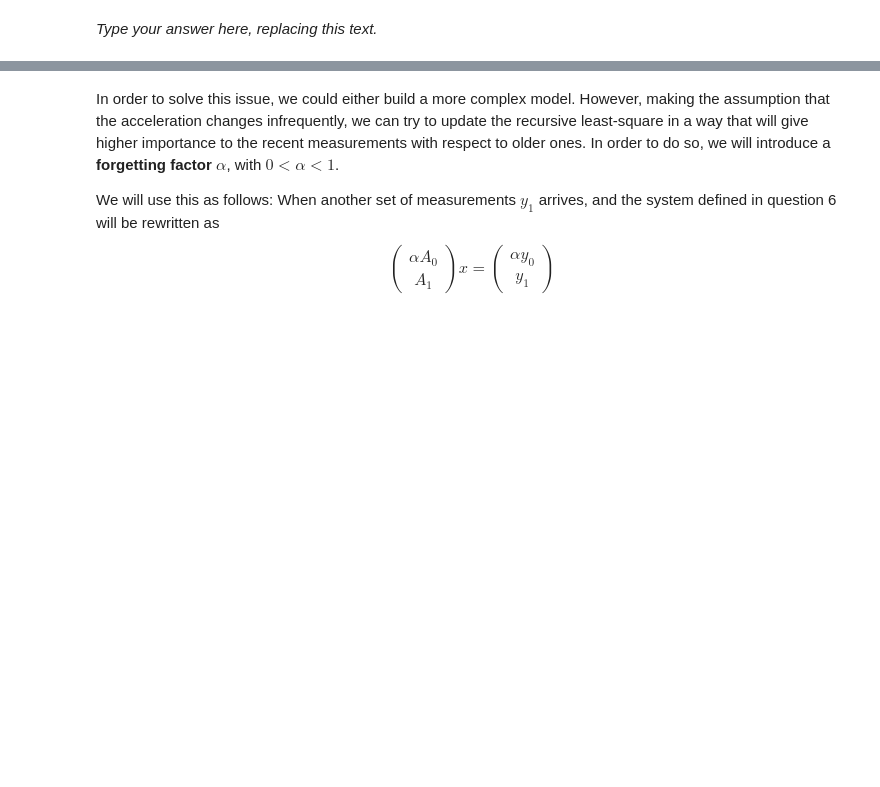
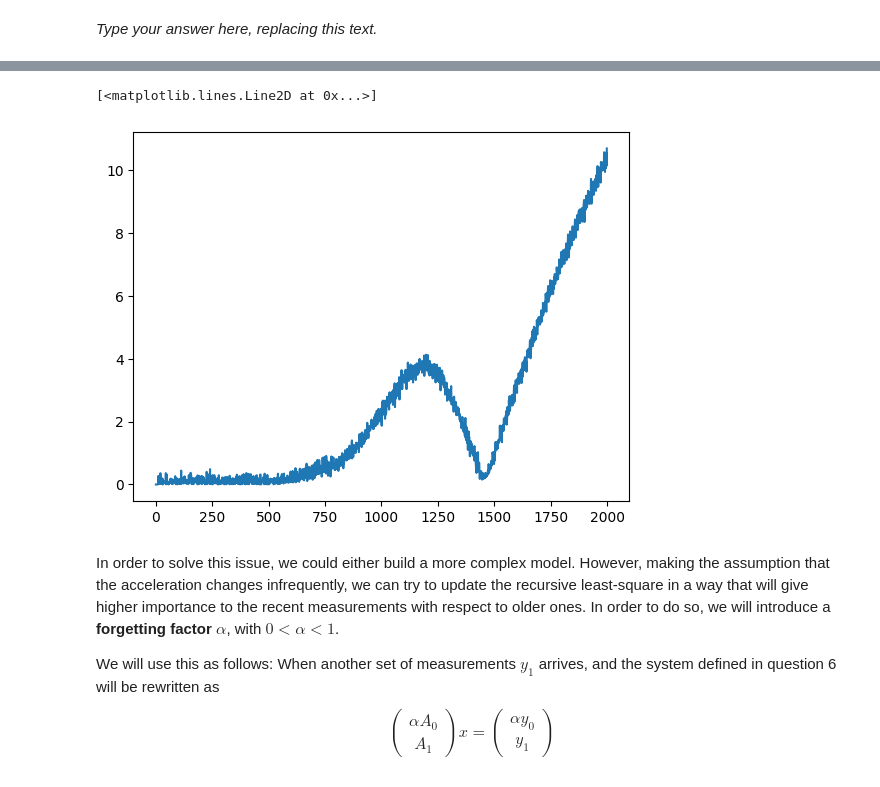
Before and after one commit to mike6942069420/matrix-analysis-2024, a Jupyter notebook: exercises/week5/Recursive least squares.ipynb, the cells around one changed output, grey strips where cells are left out. Cells and saved outputs as stored; diff of their text form; code cells hidden in the pictures; blank space fills up the shorter version.

```diff
--- a/exercises/week5/Recursive least squares.ipynb
+++ b/exercises/week5/Recursive least squares.ipynb
@@ -350,6 +372,10 @@ pred_traj2 = ...
 # %%
 # Plot the error between prediction and observation
-...
+distances=np.abs(data['tr2']-pred_traj2)
+plt.plot(distances)
+# %% [output]
+[<matplotlib.lines.Line2D at 0x...>]
+[figure, added]
 # %% [markdown]
 <!-- END QUESTION -->
 
```
Also changed, not shown: parts of 18 cells of this notebook.
